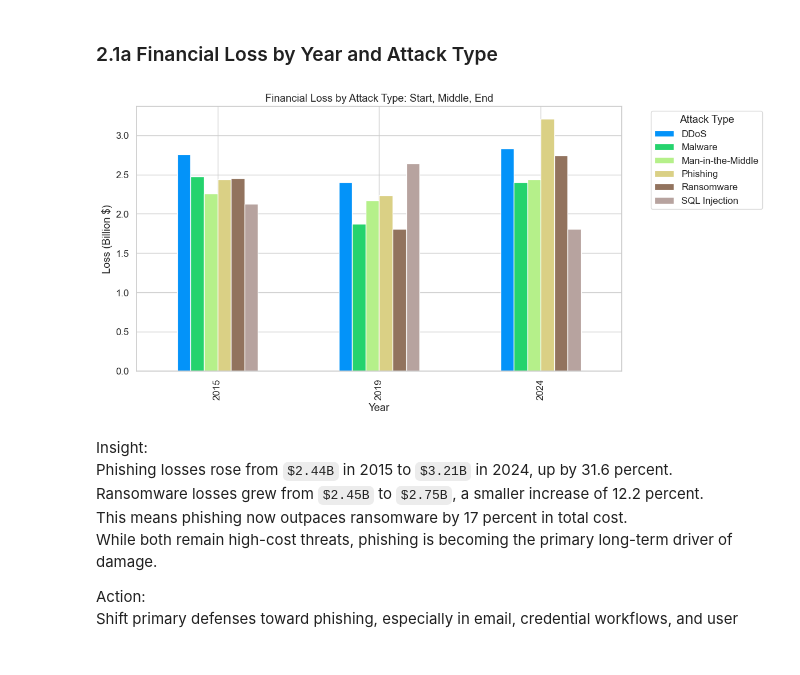
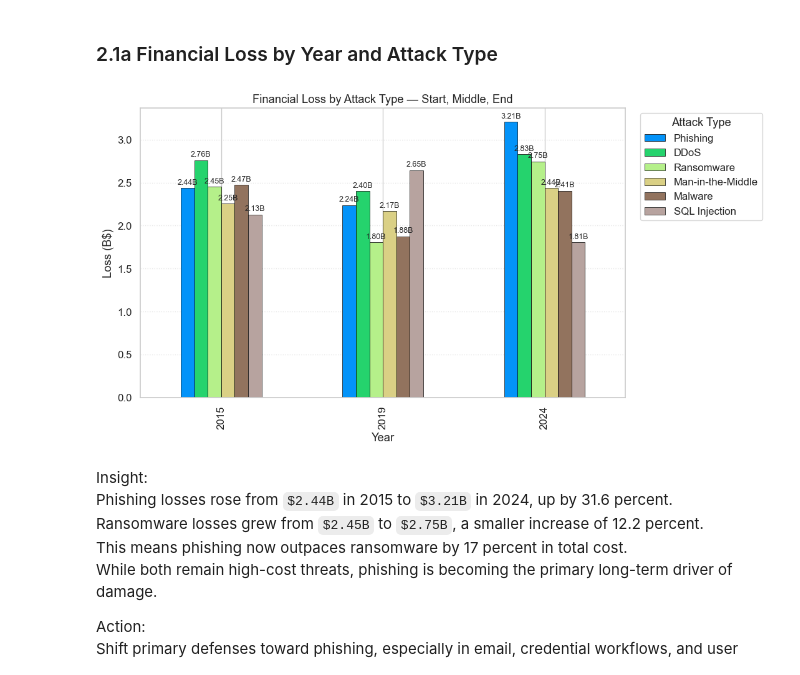
Before and after one commit to dolludaa/Global-Cybersecurity-Threats-2015-2024, a Jupyter notebook: business_analysis.ipynb, the cells around one changed output. Saved outputs shown, nothing was run; the diff lists cells and outputs as text; code cells hidden in the pictures.

```diff
--- a/business_analysis.ipynb
+++ b/business_analysis.ipynb
@@ -409,24 +416,31 @@ Stabilizing per-incident losses opens opportunity to reduce volume through autom
 # %% [markdown]
 ### 2.1a Financial Loss by Year and Attack Type
 # %%
-loss_type = df.groupby(['Year', 'Attack Type'])['Financial Loss (in Million $)'].sum().unstack(fill_value=0)
-loss_type = loss_type[sorted(loss_type.columns)]
+loss_type = (df.groupby(['Year','Attack Type'])['Financial Loss (in Million $)']
+               .sum().unstack(fill_value=0).sort_index())
 
-years = [2015, 2019, 2024]
-subset = loss_type.loc[loss_type.index.intersection(years)]
+years = [y for y in [2015, 2019, 2024] if y in loss_type.index]
+subset = (loss_type.loc[years] / 1000)  # → B$
 
-subset_billion = subset / 1000
+order_types = subset.loc[years[-1]].sort_values(ascending=False).index
 
-subset_billion.plot(kind='bar', figsize=(12, 6), color=palette[:len(subset.columns)])
+ax = subset[order_types].plot(kind='bar', figsize=(11, 6),
+                              color=palette[:len(order_types)],
+                              edgecolor='black', linewidth=0.5)
 
-plt.title('Financial Loss by Attack Type: Start, Middle, End')
-plt.xlabel('Year')
-plt.ylabel('Loss (Billion $)')
-plt.legend(title='Attack Type', bbox_to_anchor=(1.05, 1), loc='upper left')
-plt.tight_layout()
-plt.show()
+for p in ax.patches:
+    ax.annotate(f"{p.get_height():.2f}B",
+                (p.get_x() + p.get_width()/2, p.get_height()),
+                ha='center', va='bottom', fontsize=9, xytext=(0, 2),
+                textcoords='offset points')
+
+ax.set_title('Financial Loss by Attack Type — Start, Middle, End')
+ax.set_xlabel('Year'); ax.set_ylabel('Loss (B$)')
+ax.grid(axis='y', linestyle=':', alpha=0.5)
+ax.legend(title='Attack Type', bbox_to_anchor=(1.02, 1), loc='upper left')
+plt.tight_layout(); plt.show()
 # %% [output]
-[figure, old version]
+[figure, new version]
 # %% [markdown]
 Insight:
 Phishing losses rose from `$2.44B` in 2015 to `$3.21B` in 2024, up by 31.6 percent.
```
Also changed, not shown: parts of 15 cells of this notebook.
